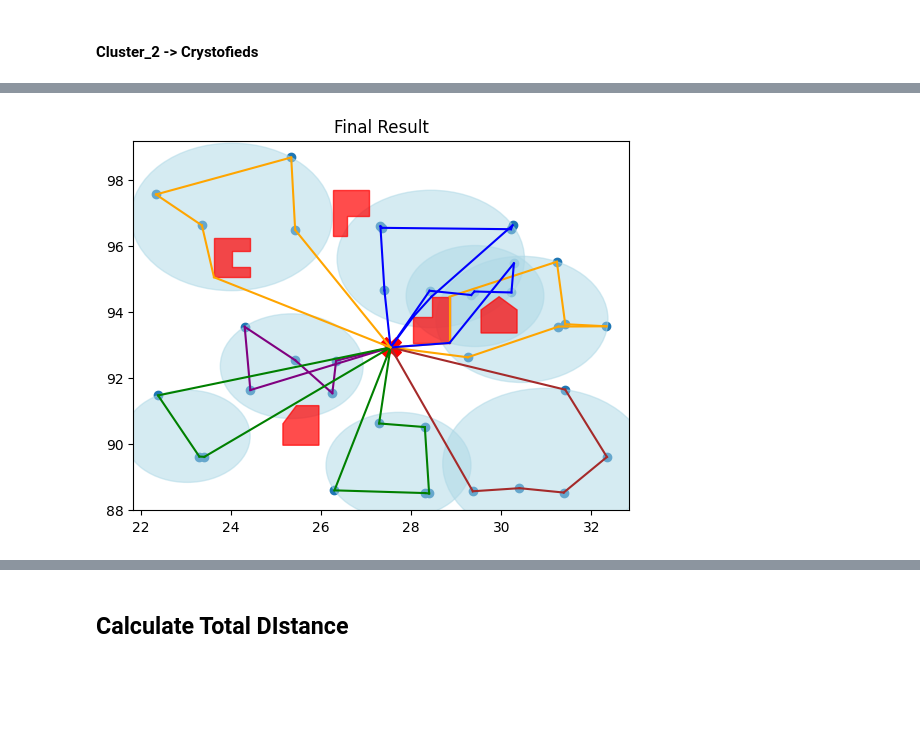
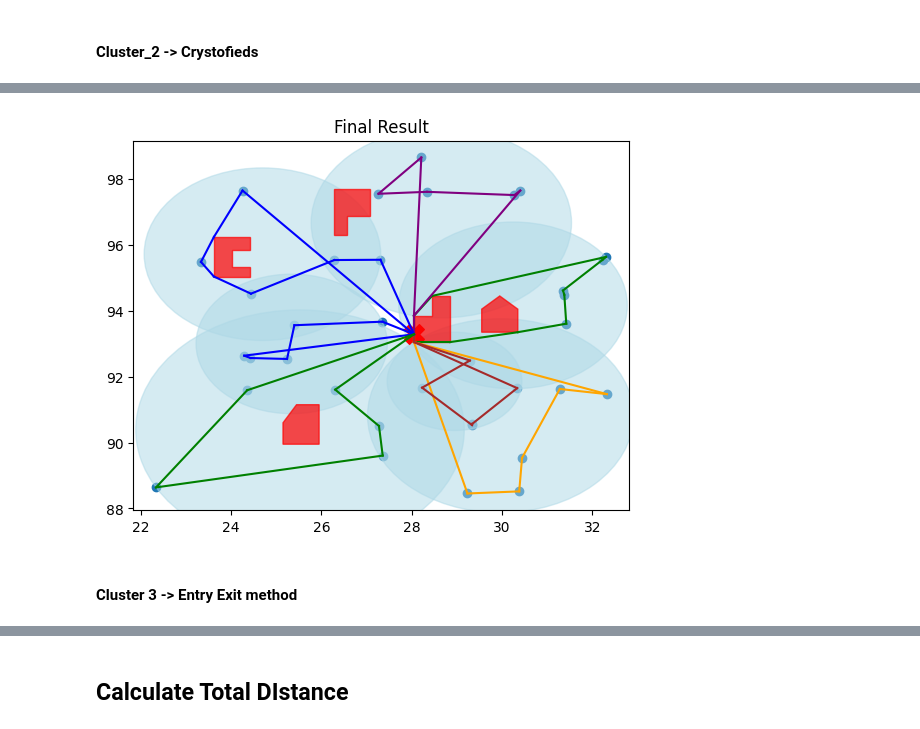
Before and after one commit to CR-Samrat/drone-based-delivary, a Jupyter notebook: Euclidean_Capacity_k_with_obstacle.ipynb, the cells around one changed output, grey strips where cells are left out. Drawn from its saved outputs; the diff is of its cells as text; code cells hidden in the pictures; blank space fills up the shorter version.

```diff
--- a/Euclidean_Capacity_k_with_obstacle.ipynb
+++ b/Euclidean_Capacity_k_with_obstacle.ipynb
@@ -565,8 +621,8 @@ def initial_tsp(cluster, dp, method="christofides"):
 
     return path
 # %%
-for i in clusters:
-    clusters[i] = initial_tsp(clusters[i], DP, method="brut_force")
+for i in cluster_1:
+    cluster_1[i] = initial_tsp(cluster_1[i], DP, method="brut_force")
 
-final_plot(delivery_loc,clusters, DP, obstacles)
+final_plot(delivery_loc,cluster_1, DP, obstacles)
 # %% [output]
@@ -582,6 +636,6 @@ cluster_2 = clusters.copy()
 #### Cluster -> Brute Force
 # %%
 # Shortest path calculation in each cluster
-for i in clusters:
-    clusters[i] = tsp_brut(clusters[i], DP, obstacles)
+for i in cluster_2:
+    cluster_2[i] = tsp_brut(cluster_2[i].copy(), DP, obstacles)
 # %% [output]
@@ -596,7 +649,7 @@ Optimal path [[27.540435416666668, 92.91458312500001], [27.540435416666668, 92.9
 # %%
-for i in clusters:
+for i in cluster_2:
     print("Path",i,":")
-    for j in clusters[i]:
+    for j in cluster_2[i]:
         print(j,"->",end=" ")
     print("End")
 # %% [output]
@@ -625,5 +676,5 @@ final_plot(delivery_loc,clusters, DP, obstacles)
 #### Cluster_2 -> Crystofieds
 # %%
 # Shortest path calculation in each cluster
-for i in cluster_2:
-    cluster_2[i] = tsp_crysto(cluster_2[i], DP, obstacles)
+for i in cluster_3:
+    cluster_3[i] = tsp_crysto(cluster_3[i].copy(), DP, obstacles)
@@ -630,4 +702,6 @@ for i in cluster_2:
 # %%
-final_plot(delivery_loc,cluster_2, DP, obstacles)
+final_plot(delivery_loc,cluster_3, DP, obstacles)
 # %% [output]
-[figure, old version]
+[figure, new version]
+# %% [markdown]
+#### Cluster 3 -> Entry Exit method
```
Also changed, not shown: parts of 35 cells of this notebook, 2 other files.
